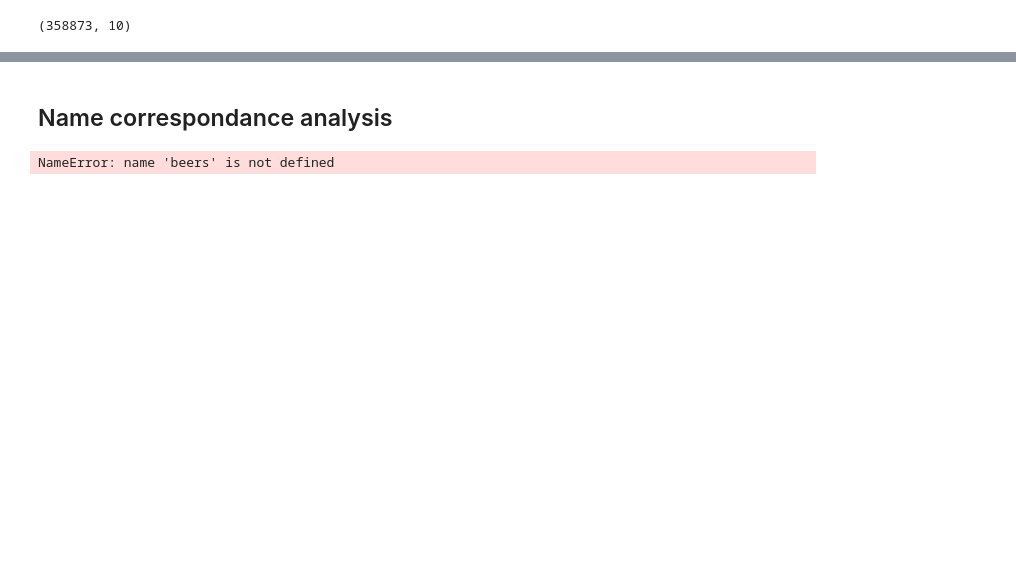
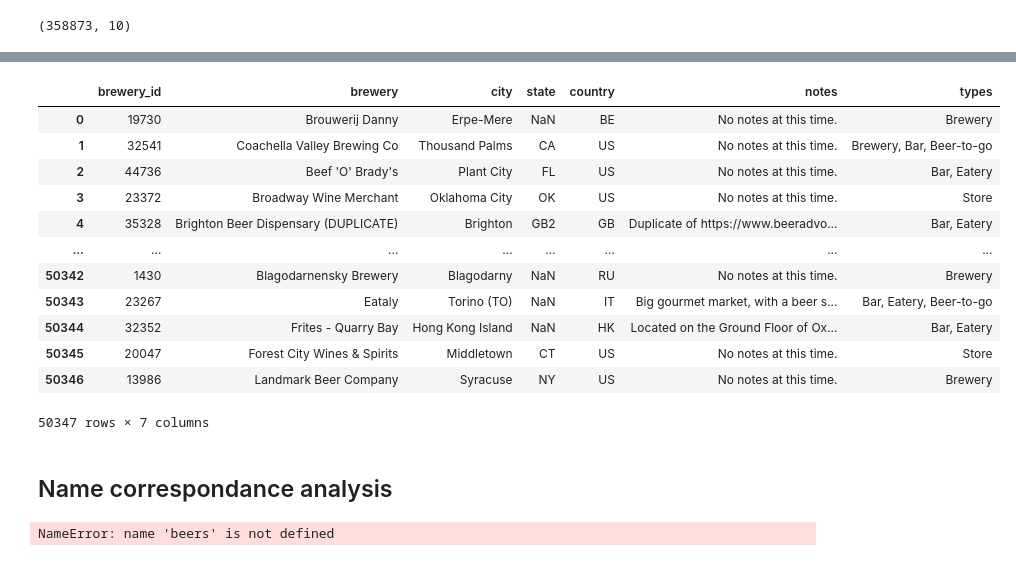
Before and after one commit to ltexp1998/zytholic_project, a Jupyter notebook: notebooks/atc_EDA.ipynb, the cells around one changed output, grey strips where cells are left out. Cells and saved outputs as stored; diff of their text form; code cells hidden in the pictures; blank space fills up the shorter version.

```diff
--- a/notebooks/atc_EDA.ipynb
+++ b/notebooks/atc_EDA.ipynb
@@ -52,9 +59,23 @@ beer_review.shape
 # %%
-brewries = pd.read_csv('/Users/alix/code/ltexp1998/zytholic_project/raw_data/Beers, Breweries, and Beer Reviews/breweries.csv')
-brewries.drop_duplicates(inplace=True)
-brewries = brewries.rename(columns={'id': 'brewery_id',
+breweries = pd.read_csv('/Users/alix/code/ltexp1998/zytholic_project/raw_data/Beers, Breweries, and Beer Reviews/breweries.csv')
+breweries.drop_duplicates(inplace=True)
+breweries = brewries.rename(columns={'id': 'brewery_id',
                 'name': 'brewery'})
-brewries
+breweries
+# %% [output]
+|  | brewery_id | brewery | city | state | country | notes | types |
+| 0 | 19730 | Brouwerij Danny | Erpe-Mere | NaN | BE | No notes at this time. | Brewery |
+| 1 | 32541 | Coachella Valley Brewing Co | Thousand Palms | CA | US | No notes at this time. | Brewery, Bar, Beer-to-go |
+| 2 | 44736 | Beef 'O' Brady's | Plant City | FL | US | No notes at this time. | Bar, Eatery |
+| 3 | 23372 | Broadway Wine Merchant | Oklahoma City | OK | US | No notes at this time. | Store |
+| 4 | 35328 | Brighton Beer Dispensary (DUPLICATE) | Brighton | GB2 | GB | Duplicate of https://www.beeradvo... | Bar, Eatery |
+| ... | ... | ... | ... | ... | ... | ... | ... |
+| 50342 | 1430 | Blagodarnensky Brewery | Blagodarny | NaN | RU | No notes at this time. | Brewery |
+| 50343 | 23267 | Eataly | Torino (TO) | NaN | IT | Big gourmet market, with a beer s... | Bar, Eatery, Beer-to-go |
+| 50344 | 32352 | Frites - Quarry Bay | Hong Kong Island | NaN | HK | Located on the Ground Floor of Ox... | Bar, Eatery |
+| 50345 | 20047 | Forest City Wines & Spirits | Middletown | CT | US | No notes at this time. | Store |
+| 50346 | 13986 | Landmark Beer Company | Syracuse | NY | US | No notes at this time. | Brewery |
+50347 rows × 7 columns
 # %%
 beers
 # %% [markdown]
```
Also changed, not shown: parts of 22 cells of this notebook.
